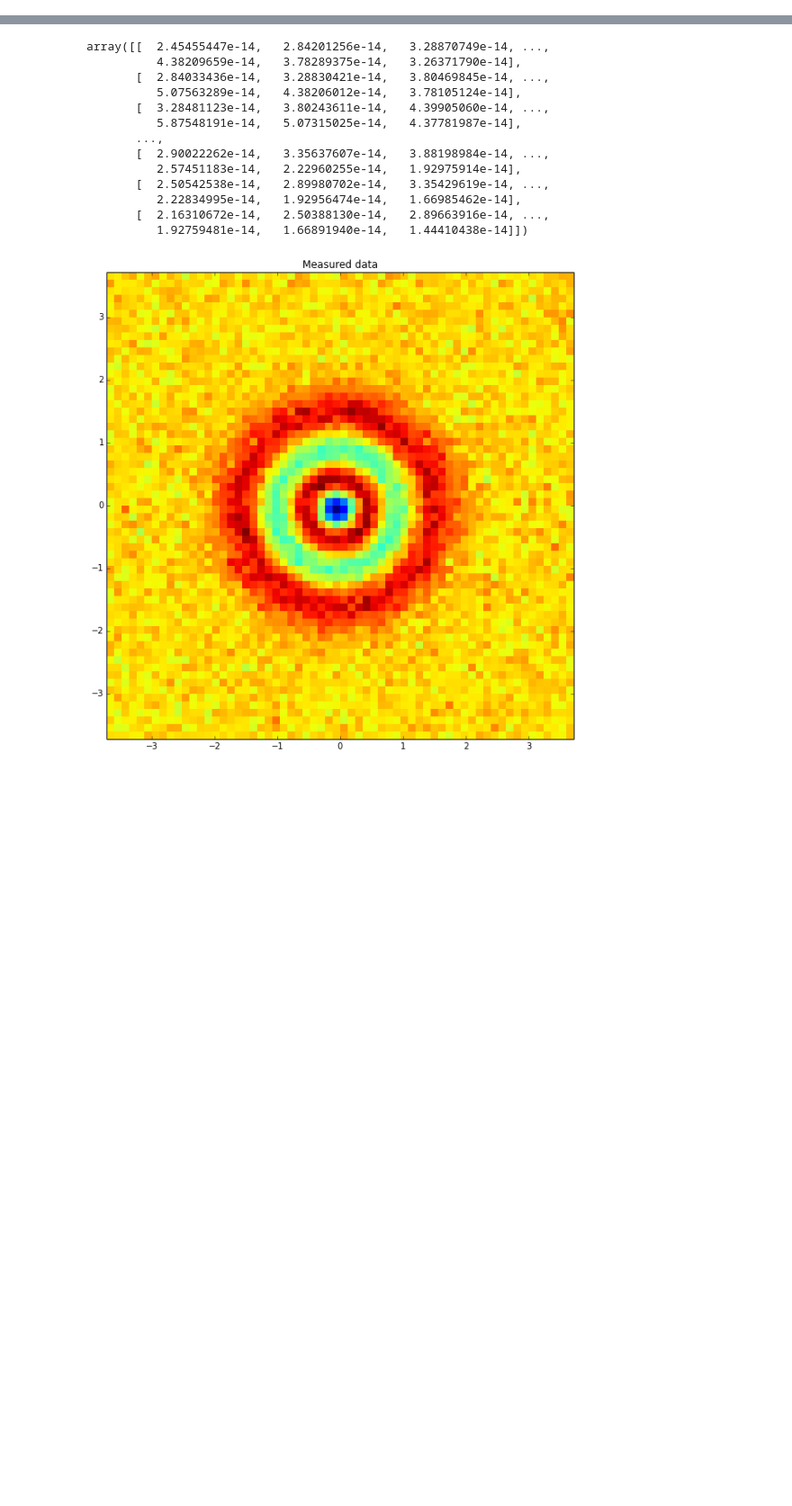
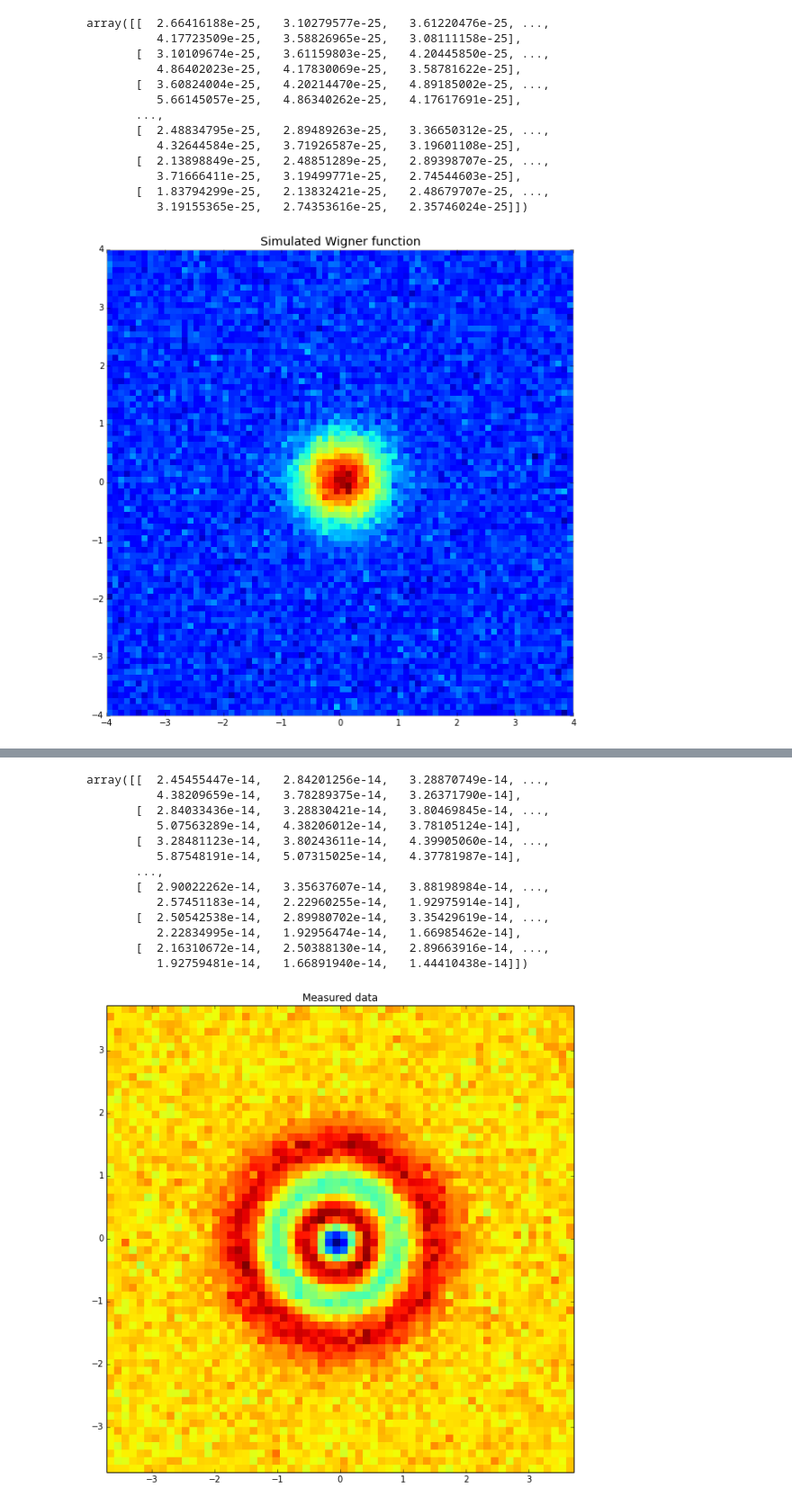
Before and after one commit to bvlastakis/state-reconstruction, a Jupyter notebook: notebooks/ex_fock_tomo.ipynb, the cells around one changed output, grey strips where cells are left out. Shown at 90% size. Drawn from its saved outputs; the diff is of its cells as text; code cells hidden in the pictures; blank space fills up the shorter version.

```diff
--- a/notebooks/ex_fock_tomo.ipynb
+++ b/notebooks/ex_fock_tomo.ipynb
@@ -15,0 +14,24 @@ Populating the interactive namespace from numpy and matplotlib
+# %%
+basis = 4
+
+blah = dt.CV_Wigner()
+blah.simulateData()
+blah.plotData()
+blah.calcDesignMatrix(basis)
+recon = blah.regression(method = 'inversion')
+blah.plotWigner(recon, factor = 10, title = 'Reconstructed Wigner function')
+# %% [output]
+array([[  2.66416188e-25,   3.10279577e-25,   3.61220476e-25, ...,
+          4.17723509e-25,   3.58826965e-25,   3.08111158e-25],
+       [  3.10109674e-25,   3.61159803e-25,   4.20445850e-25, ...,
+          4.86402023e-25,   4.17830069e-25,   3.58781622e-25],
+       [  3.60824004e-25,   4.20214470e-25,   4.89185002e-25, ...,
+          5.66145057e-25,   4.86340262e-25,   4.17617691e-25],
+       ...,
+       [  2.48834795e-25,   2.89489263e-25,   3.36650312e-25, ...,
+          4.32644584e-25,   3.71926587e-25,   3.19601108e-25],
+       [  2.13898849e-25,   2.48851289e-25,   2.89398707e-25, ...,
+          3.71666411e-25,   3.19499771e-25,   2.74544603e-25],
+       [  1.83794299e-25,   2.13832421e-25,   2.48679707e-25, ...,
+          3.19155365e-25,   2.74353616e-25,   2.35746024e-25]])
+[figure, added]
```
Also changed, not shown: parts of 3 cells of this notebook, 26 other files.
